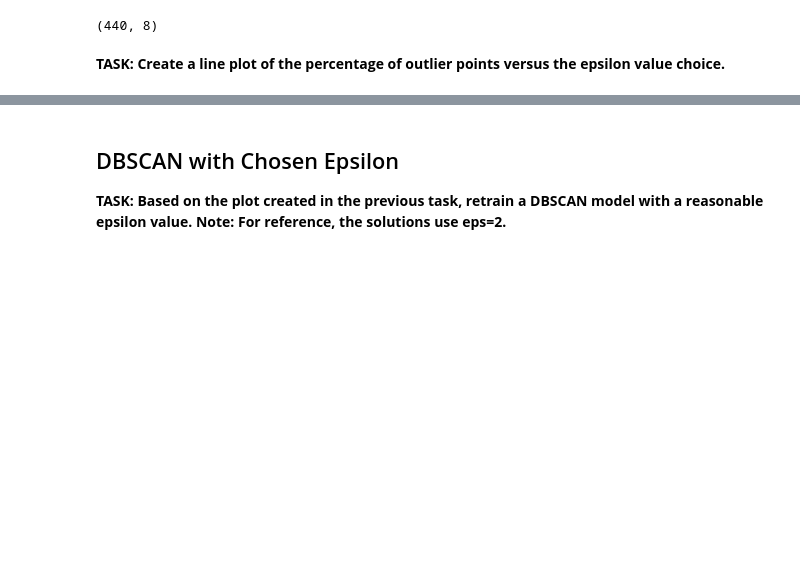
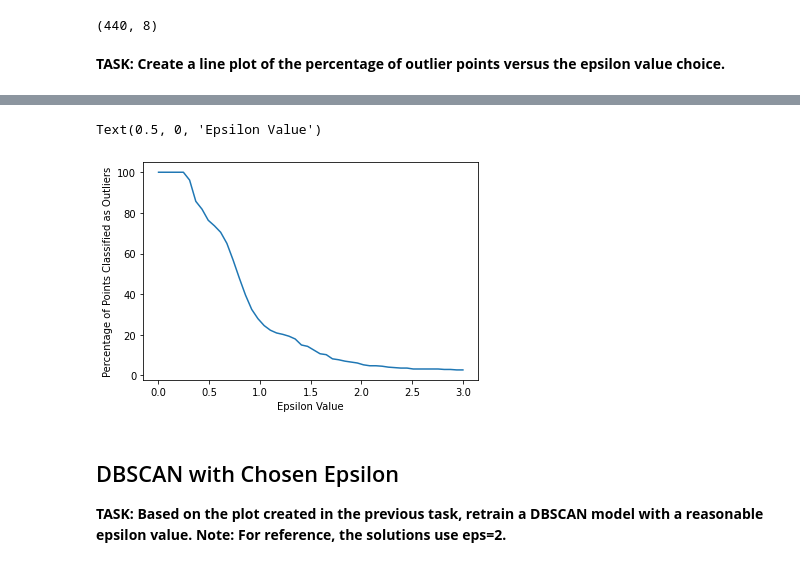
Before and after one commit to yohn-dezmon/dbscan-outlier-exercise, a Jupyter notebook: 02-DBSCAN-Project-Exercise.ipynb, the cells around one changed output, grey strips where cells are left out. Drawn from its saved outputs; the diff is of its cells as text; code cells hidden in the pictures; blank space fills up the shorter version.

```diff
--- a/02-DBSCAN-Project-Exercise.ipynb
+++ b/02-DBSCAN-Project-Exercise.ipynb
@@ -171,8 +171,9 @@ df.shape
 outliers = []
 percentage_of_outliers = []
 num_features = 2 * df_scaled.shape[1]
+eps_range = np.linspace(0.001,3,50)
 
-for eps in np.linspace(0.001,3,50):
+for eps in eps_range:
     model = DBSCAN(eps=eps,min_samples=num_features)
     model.fit(df_scaled)
     num_of_outliers = np.sum(model.labels_ == -1)
@@ -190,3 +185,10 @@ Text(0.5, 0, 'Epsilon Value')
+# %%
+sns.lineplot(data=df_scaled, x=eps_range, y=percentage_of_outliers)
+plt.ylabel('Percentage of Points Classified as Outliers')
+plt.xlabel('Epsilon Value')
+# %% [output]
+Text(0.5, 0, 'Epsilon Value')
+[figure, added]
 # %% [markdown]
 ## DBSCAN with Chosen Epsilon
 
```
Also changed, not shown: parts of 34 cells of this notebook.
